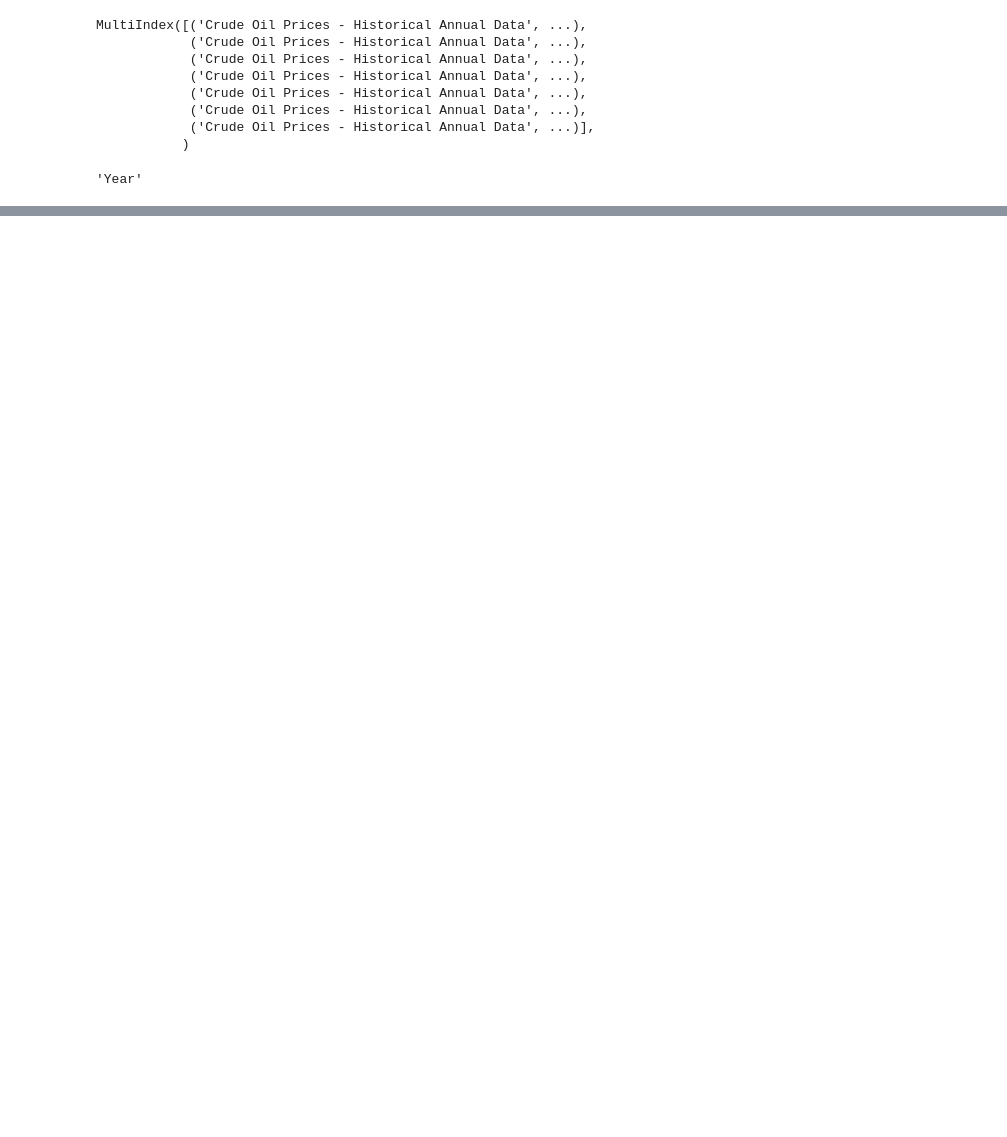
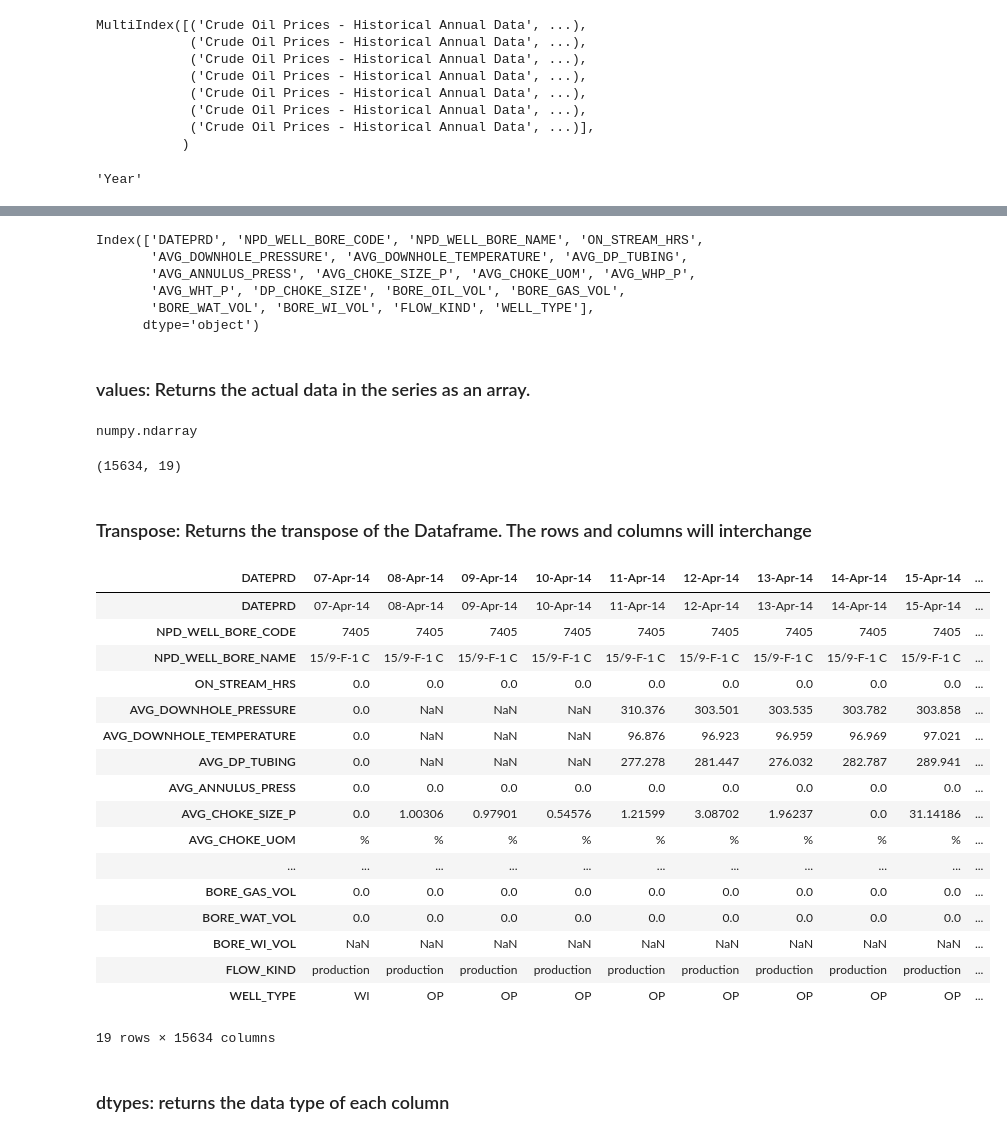
Before and after one commit to ramikhouli/Oil-and-Gas-Data-Analysis, a Jupyter notebook: Pandas.ipynb, the cells around one changed output, grey strips where cells are left out. Cells and saved outputs as stored; diff of their text form; code cells hidden in the pictures; blank space fills up the shorter version.

```diff
--- a/Pandas.ipynb
+++ b/Pandas.ipynb
@@ -179 +184,3 @@ import pandas as pd
+# %%
+file_path = '/content/vpd.csv'
 # %%
@@ -491,0 +519,2 @@ df
+# %%
+df = pd.read_csv(file_path)
@@ -491,0 +530,2 @@ df
+# %%
+df.index = df['DATEPRD']
@@ -491,0 +582,43 @@ df
+# %%
+df.columns
+# %% [output]
+Index(['DATEPRD', 'NPD_WELL_BORE_CODE', 'NPD_WELL_BORE_NAME', 'ON_STREAM_HRS',
+       'AVG_DOWNHOLE_PRESSURE', 'AVG_DOWNHOLE_TEMPERATURE', 'AVG_DP_TUBING',
+       'AVG_ANNULUS_PRESS', 'AVG_CHOKE_SIZE_P', 'AVG_CHOKE_UOM', 'AVG_WHP_P',
+       'AVG_WHT_P', 'DP_CHOKE_SIZE', 'BORE_OIL_VOL', 'BORE_GAS_VOL',
+       'BORE_WAT_VOL', 'BORE_WI_VOL', 'FLOW_KIND', 'WELL_TYPE'],
+      dtype='object')
+# %% [markdown]
+### values: Returns the actual data in the series as an array.
+# %%
+type(df.values)
+# %% [output]
+numpy.ndarray
+# %%
+#2d Array of shape rows*columns
+df.values.shape
+# %% [output]
+(15634, 19)
+# %% [markdown]
+### Transpose: Returns the transpose of the Dataframe. The rows and columns will interchange
+# %%
+df.T
+# %% [output]
+| DATEPRD | 07-Apr-14 | 08-Apr-14 | 09-Apr-14 | 10-Apr-14 | 11-Apr-14 | 12-Apr-14 | 13-Apr-14 | 14-Apr-14 | 15-Apr-14 | ... |
+| DATEPRD | 07-Apr-14 | 08-Apr-14 | 09-Apr-14 | 10-Apr-14 | 11-Apr-14 | 12-Apr-14 | 13-Apr-14 | 14-Apr-14 | 15-Apr-14 | ... |
+| NPD_WELL_BORE_CODE | 7405 | 7405 | 7405 | 7405 | 7405 | 7405 | 7405 | 7405 | 7405 | ... |
+| NPD_WELL_BORE_NAME | 15/9-F-1 C | 15/9-F-1 C | 15/9-F-1 C | 15/9-F-1 C | 15/9-F-1 C | 15/9-F-1 C | 15/9-F-1 C | 15/9-F-1 C | 15/9-F-1 C | ... |
+| ON_STREAM_HRS | 0.0 | 0.0 | 0.0 | 0.0 | 0.0 | 0.0 | 0.0 | 0.0 | 0.0 | ... |
+| AVG_DOWNHOLE_PRESSURE | 0.0 | NaN | NaN | NaN | 310.376 | 303.501 | 303.535 | 303.782 | 303.858 | ... |
+| AVG_DOWNHOLE_TEMPERATURE | 0.0 | NaN | NaN | NaN | 96.876 | 96.923 | 96.959 | 96.969 | 97.021 | ... |
+| AVG_DP_TUBING | 0.0 | NaN | NaN | NaN | 277.278 | 281.447 | 276.032 | 282.787 | 289.941 | ... |
+| AVG_ANNULUS_PRESS | 0.0 | 0.0 | 0.0 | 0.0 | 0.0 | 0.0 | 0.0 | 0.0 | 0.0 | ... |
+| AVG_CHOKE_SIZE_P | 0.0 | 1.00306 | 0.97901 | 0.54576 | 1.21599 | 3.08702 | 1.96237 | 0.0 | 31.14186 | ... |
+| AVG_CHOKE_UOM | % | % | % | % | % | % | % | % | % | ... |
+| ... | ... | ... | ... | ... | ... | ... | ... | ... | ... | ... |
+| BORE_GAS_VOL | 0.0 | 0.0 | 0.0 | 0.0 | 0.0 | 0.0 | 0.0 | 0.0 | 0.0 | ... |
+| BORE_WAT_VOL | 0.0 | 0.0 | 0.0 | 0.0 | 0.0 | 0.0 | 0.0 | 0.0 | 0.0 | ... |
+| BORE_WI_VOL | NaN | NaN | NaN | NaN | NaN | NaN | NaN | NaN | NaN | ... |
+| FLOW_KIND | production | production | production | production | production | production | production | production | production | ... |
+| WELL_TYPE | WI | OP | OP | OP | OP | OP | OP | OP | OP | ... |
+19 rows × 15634 columns
@@ -491,0 +627,2 @@ df
+# %% [markdown]
+### dtypes: returns the data type of each column
```
Also changed, not shown: parts of 67 cells of this notebook.
